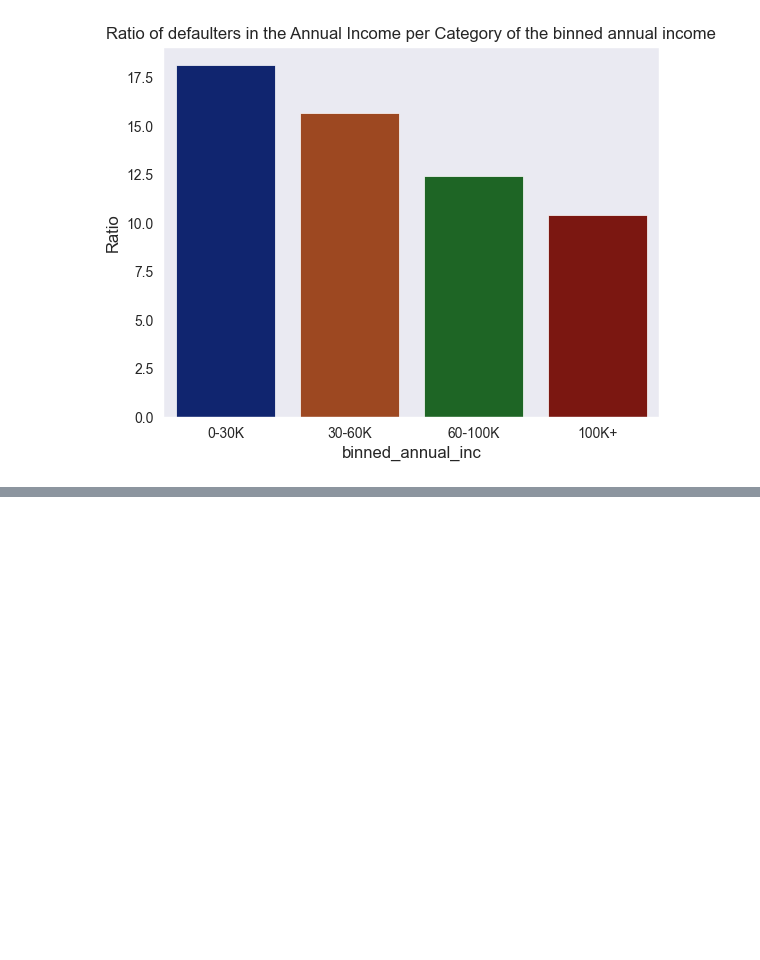
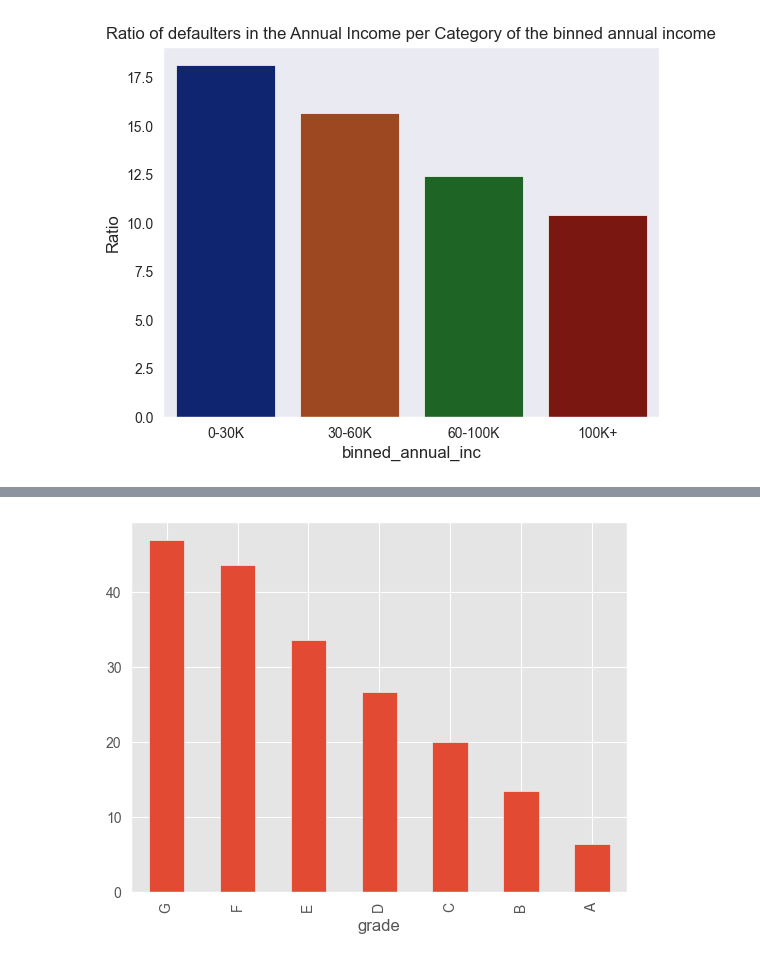
Before and after one commit to richwej/eda_projects, a Jupyter notebook: EDA - Lending Club.ipynb, the cells around one changed output, grey strips where cells are left out. Drawn from its saved outputs; the diff is of its cells as text; code cells hidden in the pictures; blank space fills up the shorter version.

```diff
--- a/EDA - Lending Club.ipynb
+++ b/EDA - Lending Club.ipynb
@@ -932,0 +1091,2 @@ plt.show()
+# %%
+ct = ct.assign(ratio = (ct[1]/ct[0])*100)
@@ -932,0 +1105,6 @@ plt.show()
+# %%
+ct.ratio.sort_values(ascending = False).plot(kind = 'bar')
+plt.show()
+#from this visualisation it is evident that people defaulted more for a loan type of G, F, E and in that order
+# %% [output]
+[figure, added]
```
Also changed, not shown: parts of 33 cells of this notebook.
